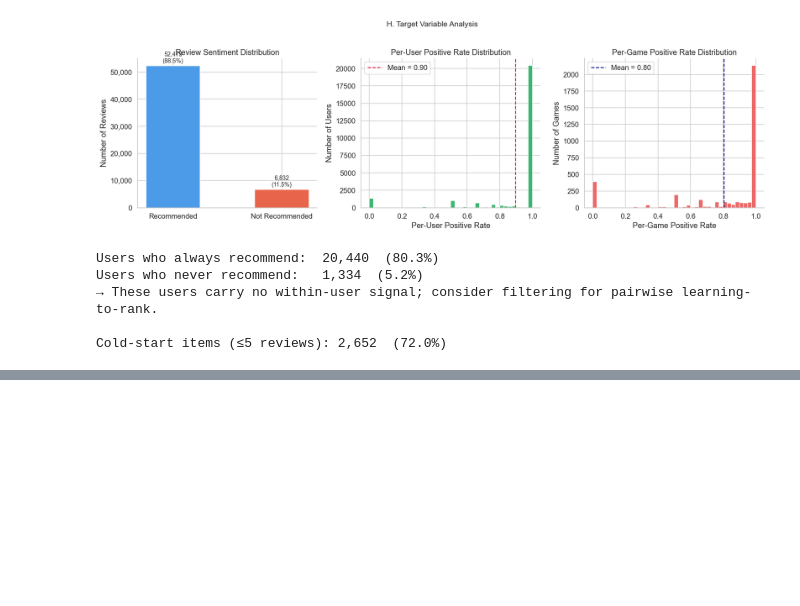
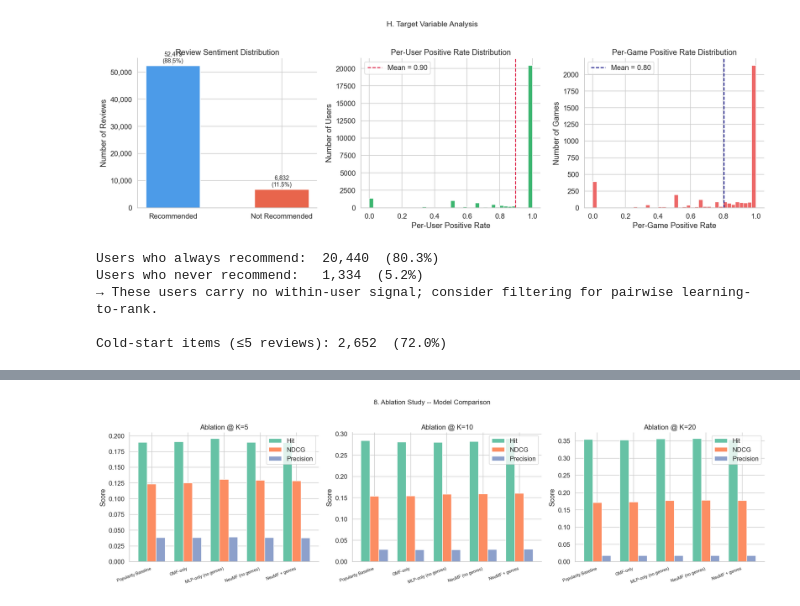
Before and after one commit to Patreax/ISA_movielens_recsys, a Jupyter notebook: notebooks/02_steam_recsys.ipynb, the cells around one changed output, grey strips where cells are left out. Saved outputs shown, nothing was run; the diff lists cells and outputs as text; code cells hidden in the pictures; blank space fills up the shorter version.

```diff
--- a/notebooks/02_steam_recsys.ipynb
+++ b/notebooks/02_steam_recsys.ipynb
@@ -689,0 +1209,18 @@ Cold-start items (≤5 reviews): 2,652  (72.0%)
+# %%
+# -- 8. Evaluation & Ablation Study -------------------------------------------
+K_VALUES = (5, 10, 20)
+
+def test_metrics(model, name):
+    m = evaluate_all_k(model, df_train, df_test, genre_matrix, n_items,
+                       DEVICE, k_values=K_VALUES)
+    return {"Model": name, **{k: round(v, 4) for k, v in m.items()}}
+
+ablation_rows = [
+    test_metrics(pop_model,              "Popularity Baseline"),
+    test_metrics(gmf_result["model"],    "GMF-only"),
+    test_metrics(mlp_result["model"],    "MLP-only (no genres)"),
+    test_metrics(neumf_result["model"],  "NeuMF (no genres)"),
+    test_metrics(neumf_g_result["model"],"NeuMF + genres"),
+]
+ablation_df = pd.DataFrame(ablation_rows).set_index("Model")
+display(ablation_df)
@@ -689,0 +1235,25 @@ Cold-start items (≤5 reviews): 2,652  (72.0%)
+# %%
+# 8b. Bar chart: all models x all metrics
+fig, axes = plt.subplots(1, 3, figsize=(18, 5))
+colors = sns.color_palette("Set2", 3)
+
+for ax, k in zip(axes, K_VALUES):
+    cols   = [f"Hit@{k}", f"NDCG@{k}", f"Precision@{k}"]
+    labels = ["Hit", "NDCG", "Precision"]
+    models = ablation_df.index.tolist()
+    x      = range(len(models))
+    w      = 0.25
+    for j, (col, lbl) in enumerate(zip(cols, labels)):
+        ax.bar([xi + j*w for xi in x], ablation_df[col].values,
+               width=w, label=lbl, color=colors[j], edgecolor="white")
+    ax.set_xticks([xi + w for xi in x])
+    ax.set_xticklabels(models, rotation=20, ha="right", fontsize=8)
+    ax.set_title(f"Ablation @ K={k}")
+    ax.set_ylabel("Score")
+    ax.legend()
+
+plt.suptitle("8. Ablation Study -- Model Comparison", fontsize=13, y=1.02)
+plt.tight_layout()
+plt.show()
+# %% [output]
+[figure, added]
```
Also changed, not shown: parts of 29 cells of this notebook, 7 other files.
